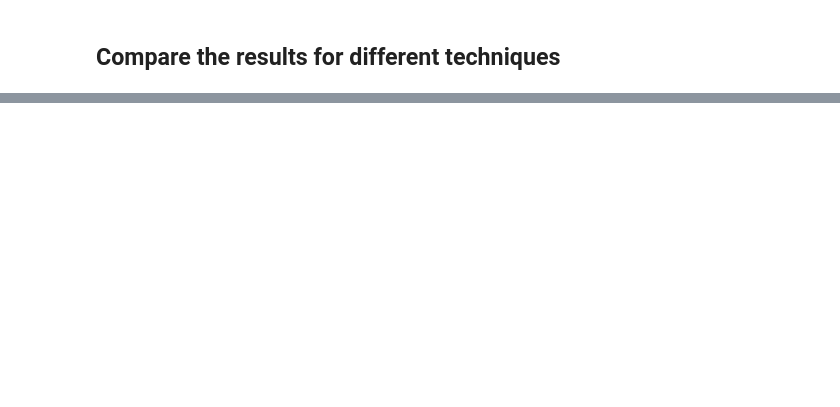
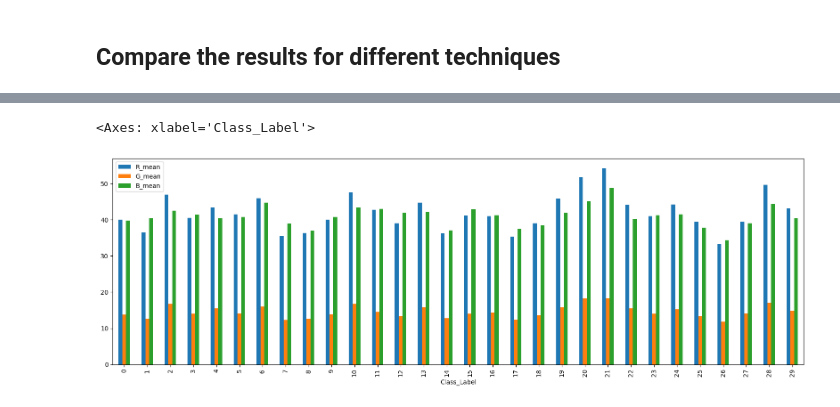
Before and after one commit to pavonism/intro-to-ml, a Jupyter notebook: scripts/ResultsAnalysis.ipynb, the cells around one changed output, grey strips where cells are left out. Saved outputs shown, nothing was run; the diff lists cells and outputs as text; code cells hidden in the pictures; blank space fills up the shorter version.

```diff
--- a/scripts/ResultsAnalysis.ipynb
+++ b/scripts/ResultsAnalysis.ipynb
@@ -33,0 +154,5 @@ results_df
+# %%
+df.groupby("Class_Label").mean()[['R_mean', 'G_mean', 'B_mean']].plot(kind='bar', figsize=(20, 6))
+# %% [output]
+<Axes: xlabel='Class_Label'>
+[figure, added]
```
Also changed, not shown: parts of 21 cells of this notebook, 6 other files.
